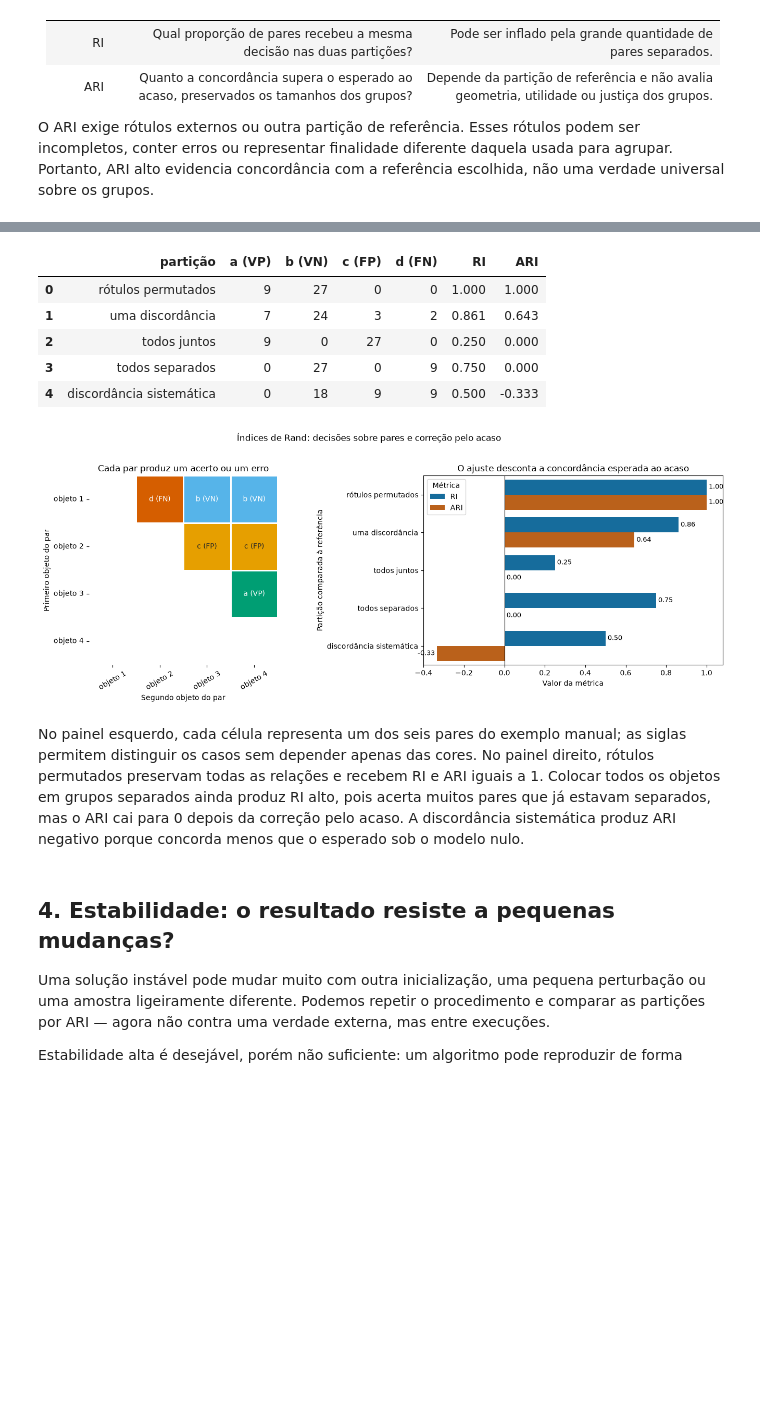
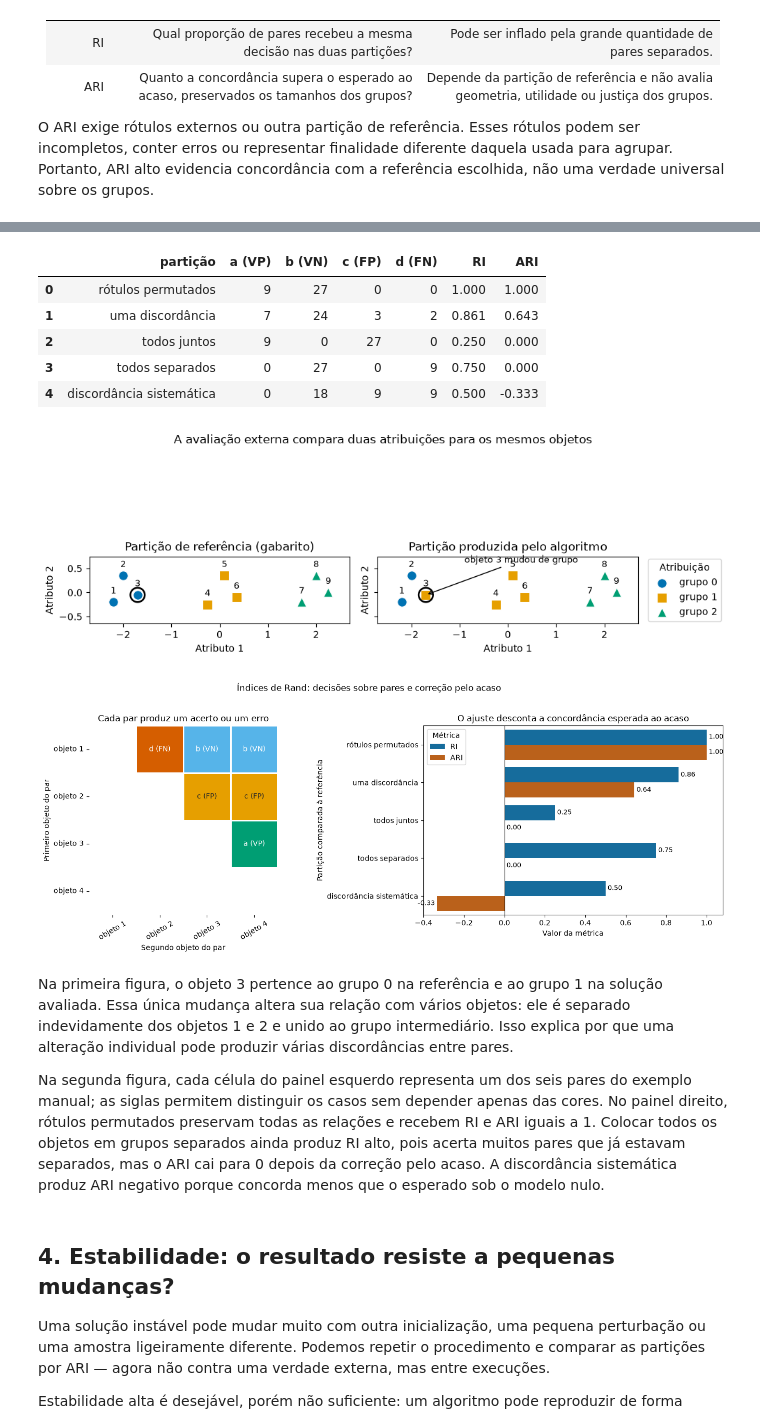
Before and after one commit to PedroVSD/DataMining, a Jupyter notebook: notebooks/unidade_06/06_07_avaliacao_de_agrupamentos.ipynb, the cells around one changed output, grey strips where cells are left out. Saved outputs shown, nothing was run; the diff lists cells and outputs as text; code cells hidden in the pictures; blank space fills up the shorter version.

```diff
--- a/notebooks/unidade_06/06_07_avaliacao_de_agrupamentos.ipynb
+++ b/notebooks/unidade_06/06_07_avaliacao_de_agrupamentos.ipynb
@@ -208,6 +212,53 @@ for nome, particao in particoes.items():
 tabela_rand = pd.DataFrame(linhas_rand)
 display(tabela_rand.round(3))
 
+# Figura 1: os mesmos objetos coloridos pela referência e pela solução.
+coordenadas_ari = np.array([
+    [-2.2, -0.2], [-2.0, 0.35], [-1.7, -0.05],
+    [-0.25, -0.25], [0.1, 0.35], [0.35, -0.1],
+    [1.7, -0.2], [2.0, 0.35], [2.25, 0.0],
+])
+solucao_visual = particoes["uma discordância"]
+cores_grupos = {0: "#0072B2", 1: "#E69F00", 2: "#009E73"}
+marcadores_grupos = {0: "o", 1: "s", 2: "^"}
+
+fig_espaco, axes_espaco = plt.subplots(1, 2, figsize=(10, 4), sharex=True, sharey=True)
+for ax, rotulos, titulo in zip(
+    axes_espaco,
+    [referencia, solucao_visual],
+    ["Partição de referência (gabarito)", "Partição produzida pelo algoritmo"],
+):
+    for grupo in np.unique(rotulos):
+        mascara = rotulos == grupo
+        ax.scatter(
+            coordenadas_ari[mascara, 0],
+            coordenadas_ari[mascara, 1],
+            c=cores_grupos[grupo],
+            marker=marcadores_grupos[grupo],
+            s=95,
+            label=f"grupo {grupo}",
+            edgecolor="white",
+            linewidth=0.8,
+        )
+    for indice, (x, y) in enumerate(coordenadas_ari, start=1):
+        ax.annotate(str(indice), (x, y), xytext=(0, 9), textcoords="offset points", ha="center", fontsize=9)
+    ax.scatter(
+        coordenadas_ari[2, 0], coordenadas_ari[2, 1],
+        s=220, facecolors="none", edgecolors="black", linewidths=1.8,
+    )
+    ax.set(title=titulo, xlabel="Atributo 1", ylabel="Atributo 2", xlim=(-2.7, 2.7), ylim=(-0.65, 0.75))
+    ax.set_aspect("equal", adjustable="box")
+axes_espaco[1].annotate(
+    "objeto 3 mudou de grupo",
+    xy=coordenadas_ari[2], xytext=(-0.9, 0.62),
+    arrowprops={"arrowstyle": "->", "color": "black"}, fontsize=9,
+)
+axes_espaco[1].legend(title="Atribuição", loc="center left", bbox_to_anchor=(1.02, 0.5))
+fig_espaco.suptitle("A avaliação externa compara duas atribuições para os mesmos objetos", y=1.02)
+fig_espaco.tight_layout()
+plt.show()
+
+# Figura 2: decisões sobre pares e efeito da correção pelo acaso.
 fig, axes = plt.subplots(1, 2, figsize=(14, 5.2))
 paleta_pares = sns.color_palette(["#009E73", "#56B4E9", "#E69F00", "#D55E00"], as_cmap=True)
 sns.heatmap(
@@ -237,36 +288,39 @@ dados_grafico = tabela_rand.melt(
     var_name="métrica", value_name="valor",
 )
 sns.barplot(
     data=dados_grafico,
     y="partição",
     x="valor",
     hue="métrica",
     palette={"RI": "#0072B2", "ARI": "#D55E00"},
     ax=axes[1],
 )
 axes[1].axvline(0, color="black", linewidth=0.8)
 axes[1].set(
     title="O ajuste desconta a concordância esperada ao acaso",
     xlabel="Valor da métrica",
     ylabel="Partição comparada à referência",
     xlim=(-0.4, 1.08),
 )
 for recipiente in axes[1].containers:
     axes[1].bar_label(recipiente, fmt="%.2f", padding=3, fontsize=9)
 axes[1].legend(title="Métrica")
 fig.suptitle("Índices de Rand: decisões sobre pares e correção pelo acaso", y=1.02)
 fig.tight_layout()
 plt.show()
 # %% [output]
 |  | partição | a (VP) | b (VN) | c (FP) | d (FN) | RI | ARI |
 | 0 | rótulos permutados | 9 | 27 | 0 | 0 | 1.000 | 1.000 |
 | 1 | uma discordância | 7 | 24 | 3 | 2 | 0.861 | 0.643 |
 | 2 | todos juntos | 9 | 0 | 27 | 0 | 0.250 | 0.000 |
 | 3 | todos separados | 0 | 27 | 0 | 9 | 0.750 | 0.000 |
 | 4 | discordância sistemática | 0 | 18 | 9 | 9 | 0.500 | -0.333 |
-[figure, old version]
+[figure, new version]
+[figure, added]
 # %% [markdown]
-No painel esquerdo, cada célula representa um dos seis pares do exemplo manual; as siglas permitem distinguir os casos sem depender apenas das cores. No painel direito, rótulos permutados preservam todas as relações e recebem RI e ARI iguais a 1. Colocar todos os objetos em grupos separados ainda produz RI alto, pois acerta muitos pares que já estavam separados, mas o ARI cai para 0 depois da correção pelo acaso. A discordância sistemática produz ARI negativo porque concorda menos que o esperado sob o modelo nulo.
+Na primeira figura, o objeto 3 pertence ao grupo 0 na referência e ao grupo 1 na solução avaliada. Essa única mudança altera sua relação com vários objetos: ele é separado indevidamente dos objetos 1 e 2 e unido ao grupo intermediário. Isso explica por que uma alteração individual pode produzir várias discordâncias entre pares.
+
+Na segunda figura, cada célula do painel esquerdo representa um dos seis pares do exemplo manual; as siglas permitem distinguir os casos sem depender apenas das cores. No painel direito, rótulos permutados preservam todas as relações e recebem RI e ARI iguais a 1. Colocar todos os objetos em grupos separados ainda produz RI alto, pois acerta muitos pares que já estavam separados, mas o ARI cai para 0 depois da correção pelo acaso. A discordância sistemática produz ARI negativo porque concorda menos que o esperado sob o modelo nulo.
 # %% [markdown]
 ## 4. Estabilidade: o resultado resiste a pequenas mudanças?
 
```
Also changed, not shown: parts of 1 cell of this notebook, 1 other file.
